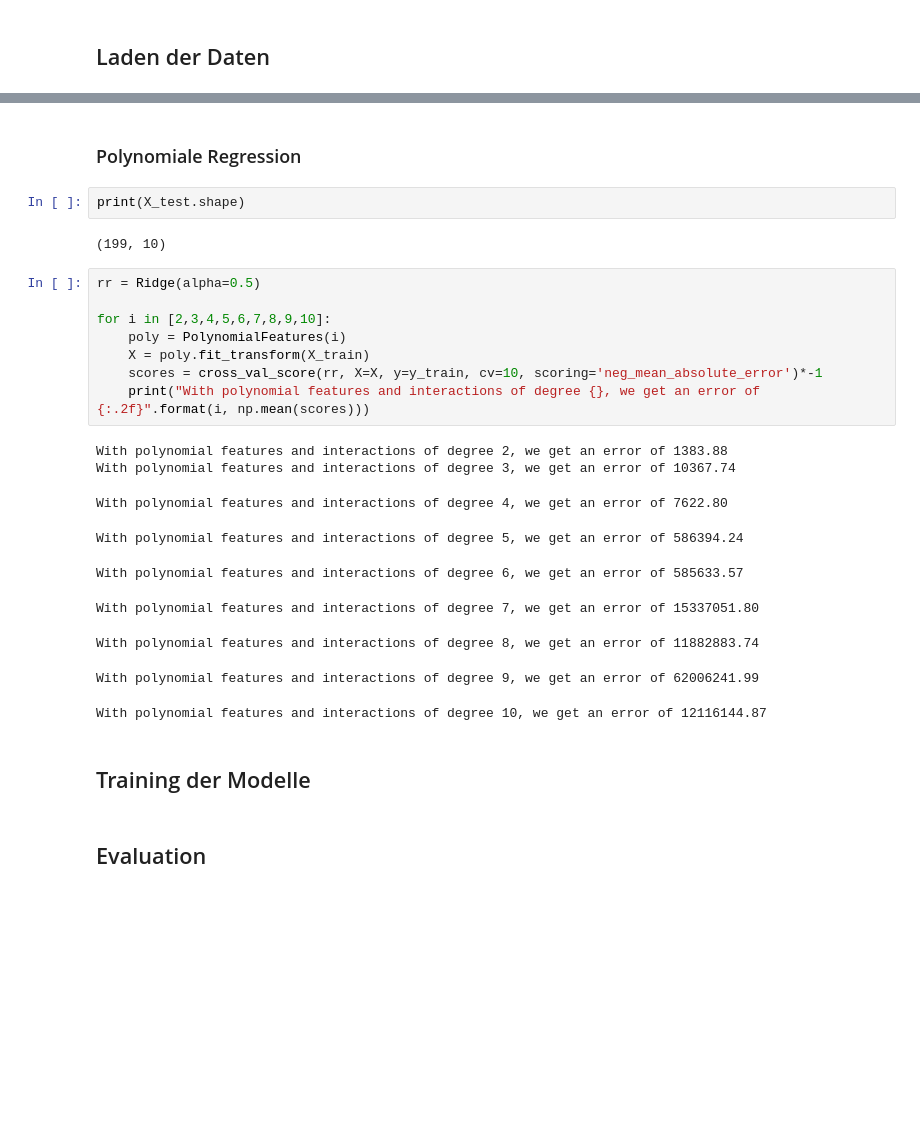
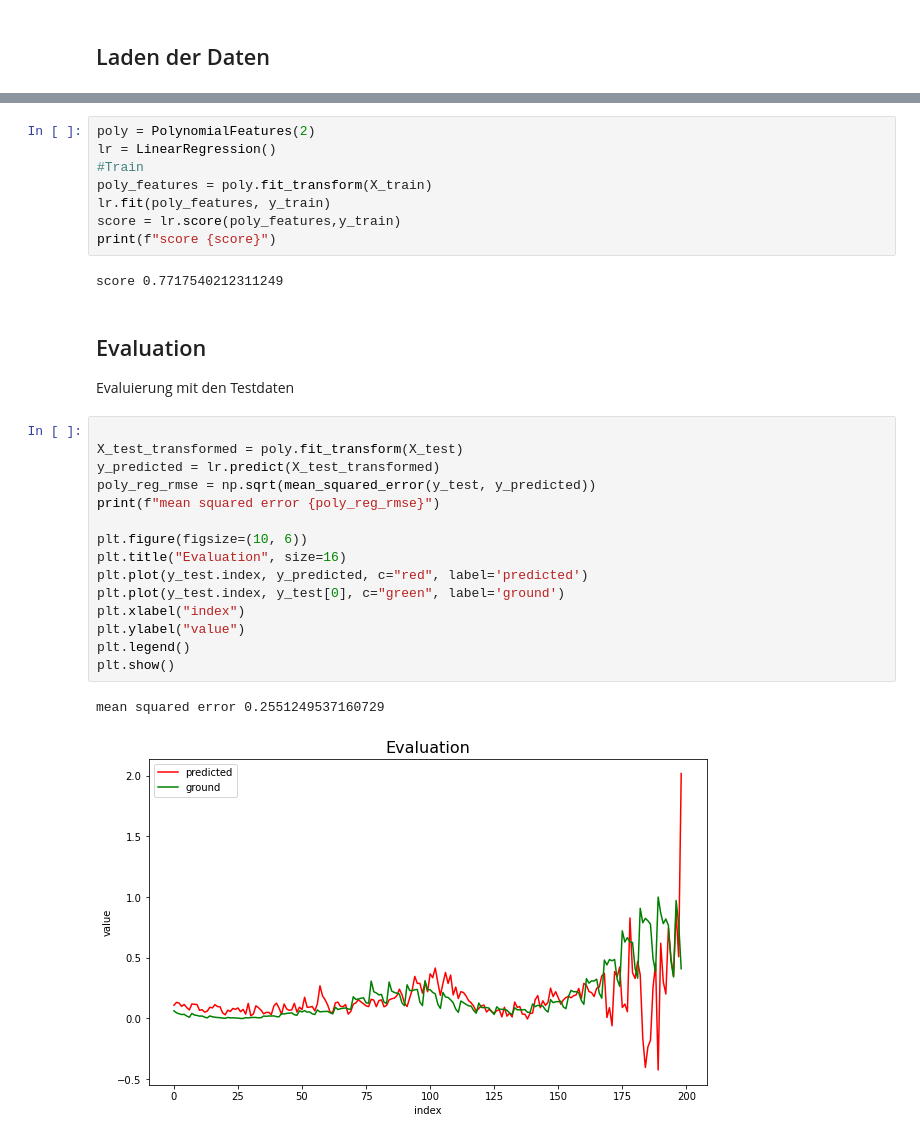
Before and after one commit to maggi71/ml-corona, a Jupyter notebook: models/regression.ipynb, the cells around one changed output, grey strips where cells are left out. Drawn from its saved outputs; the diff is of its cells as text; blank space fills up the shorter version.

```diff
--- a/models/regression.ipynb
+++ b/models/regression.ipynb
@@ -85,28 +146,31 @@ array([1239.99285103,  405.27592436,  568.81584353,  367.82025817,
-# %% [markdown]
-### Polynomiale Regression
-# %%
-print(X_test.shape)
-# %% [output]
-(199, 10)
-# %%
-rr = Ridge(alpha=0.5)
-
-for i in [2,3,4,5,6,7,8,9,10]:
-    poly = PolynomialFeatures(i)
-    X = poly.fit_transform(X_train)
-    scores = cross_val_score(rr, X=X, y=y_train, cv=10, scoring='neg_mean_absolute_error')*-1
-    print("With polynomial features and interactions of degree {}, we get an error of {:.2f}".format(i, np.mean(scores)))
-# %% [output]
-With polynomial features and interactions of degree 2, we get an error of 1383.88
-With polynomial features and interactions of degree 3, we get an error of 10367.74
-With polynomial features and interactions of degree 4, we get an error of 7622.80
-With polynomial features and interactions of degree 5, we get an error of 586394.24
-With polynomial features and interactions of degree 6, we get an error of 585633.57
-With polynomial features and interactions of degree 7, we get an error of 15337051.80
-With polynomial features and interactions of degree 8, we get an error of 11882883.74
-With polynomial features and interactions of degree 9, we get an error of 62006241.99
-With polynomial features and interactions of degree 10, we get an error of 12116144.87
-# %% [markdown]
-## Training der Modelle
+# %%
+poly = PolynomialFeatures(2)
+lr = LinearRegression()
+#Train
+poly_features = poly.fit_transform(X_train)
+lr.fit(poly_features, y_train)
+score = lr.score(poly_features,y_train)
+print(f"score {score}")
+# %% [output]
+score 0.7717540212311249
 # %% [markdown]
 ## Evaluation
+Evaluierung mit den Testdaten
+# %%
+
+X_test_transformed = poly.fit_transform(X_test)
+y_predicted = lr.predict(X_test_transformed)
+poly_reg_rmse = np.sqrt(mean_squared_error(y_test, y_predicted))
+print(f"mean squared error {poly_reg_rmse}")
+
+plt.figure(figsize=(10, 6))
+plt.title("Evaluation", size=16)
+plt.plot(y_test.index, y_predicted, c="red", label='predicted')
+plt.plot(y_test.index, y_test[0], c="green", label='ground')
+plt.xlabel("index")
+plt.ylabel("value")
+plt.legend()
+plt.show()
+# %% [output]
+mean squared error 0.2551249537160729
+[figure, added]
```
Also changed, not shown: parts of 10 cells of this notebook, 1 other file.
